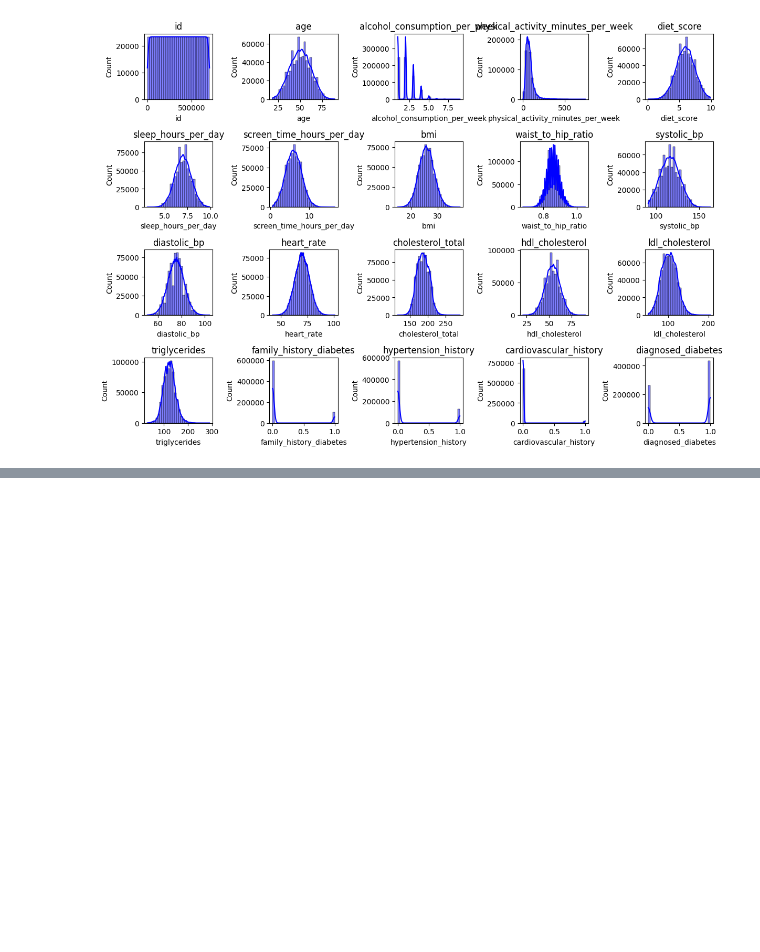
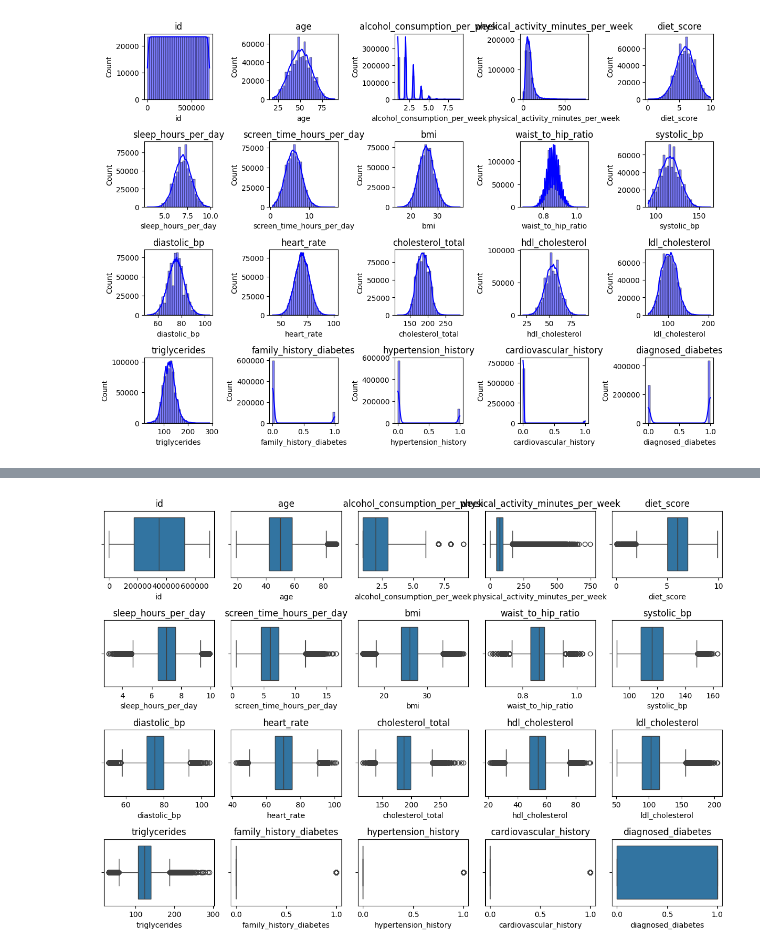
Before and after one commit to mayanggumelarr/Diabetes-Classification, a Jupyter notebook: diabetes-classification.ipynb, the cells around one changed output, grey strips where cells are left out. Drawn from its saved outputs; the diff is of its cells as text; code cells hidden in the pictures; blank space fills up the shorter version.

```diff
--- a/diabetes-classification.ipynb
+++ b/diabetes-classification.ipynb
@@ -81,0 +112,11 @@ plt.show()
+# %%
+## Outlier Checking
+plt.figure(figsize=(12, 10))
+for i, col in enumerate(num_feat.columns, 1):
+    plt.subplot(5, 5, i)
+    sns.boxplot(x=num_feat[col])
+    plt.title(f"{col}")
+plt.tight_layout()
+plt.show()
+# %% [output]
+[figure, added]
```
Also changed, not shown: parts of 7 cells of this notebook.
